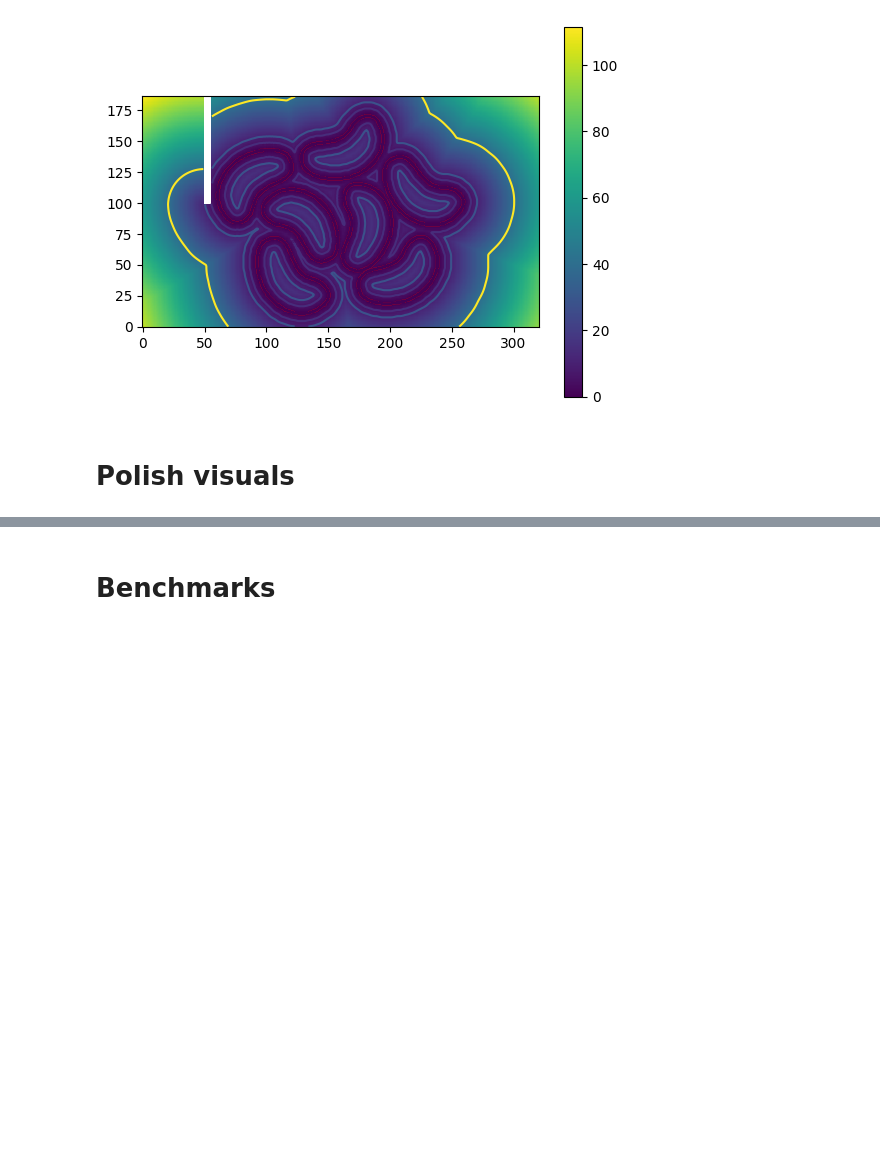
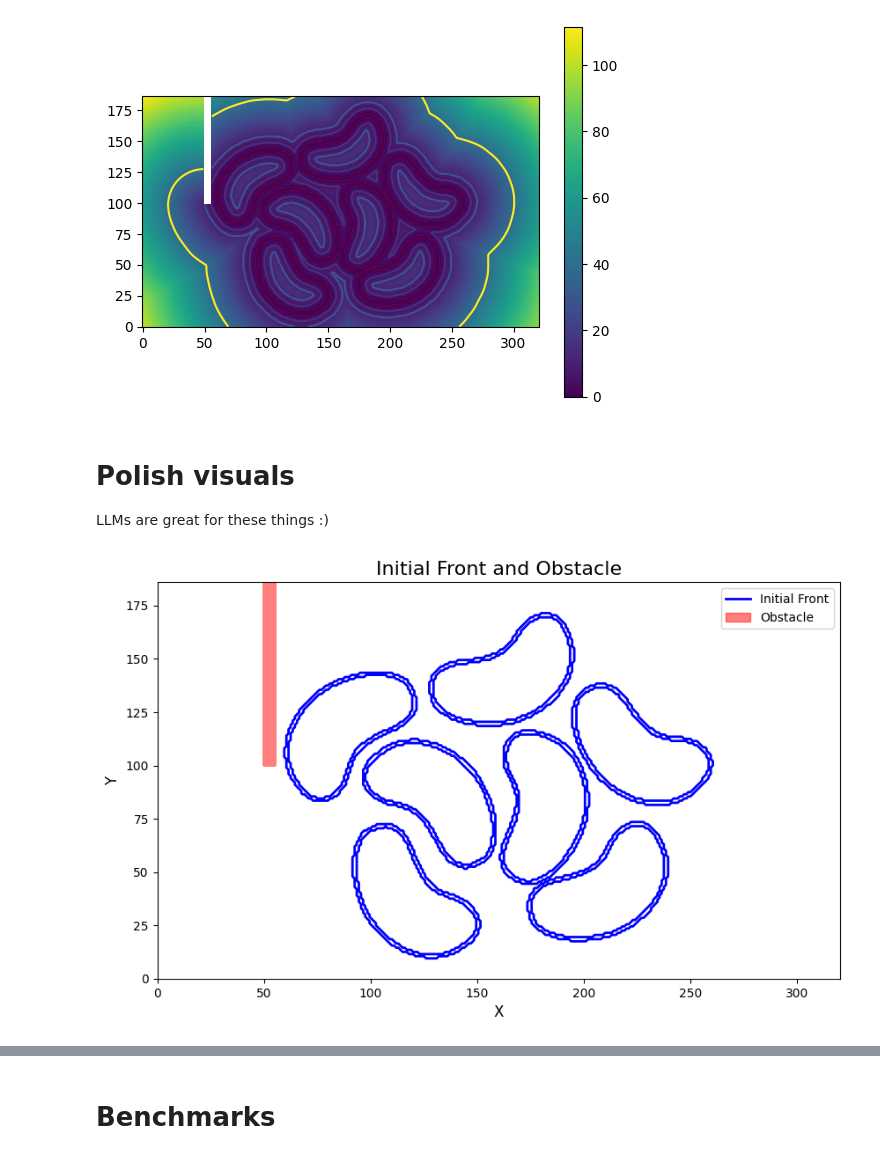
Before and after one commit to RohanGautam/fast_sweep_jax, a Jupyter notebook: demo.ipynb, the cells around one changed output, grey strips where cells are left out. Cells and saved outputs as stored; diff of their text form; code cells hidden in the pictures; blank space fills up the shorter version.

Commit message:
pretty figures

```diff
--- a/demo.ipynb
+++ b/demo.ipynb
@@ -210,3 +212,46 @@ plt.gca().set_aspect(1)
 [figure]
 # %% [markdown]
 # Polish visuals
+
+LLMs are great for these things :)
+# %%
+fig, ax = plt.subplots(figsize=(10, 6))
+
+# Plot the initial front (interface)
+ax.contour(
+    X_np,
+    Y_np,
+    interface_mask,
+    levels=[0.5],
+    colors="blue",
+    linewidths=2,
+    label="Initial Front",
+)
+
+# Plot the obstacle
+ax.contourf(
+    X_np,
+    Y_np,
+    obstacle_mask,
+    levels=[0.5, 1],
+    colors="red",
+    alpha=0.5,
+    label="Obstacle",
+)
+
+# Add labels and title
+ax.set_title("Initial Front and Obstacle", fontsize=16)
+ax.set_xlabel("X", fontsize=12)
+ax.set_ylabel("Y", fontsize=12)
+
+# Add legend
+front_patch = plt.Line2D([0], [0], color="blue", lw=2, label="Initial Front")
+obstacle_patch = plt.Rectangle((0, 0), 1, 1, color="red", alpha=0.5, label="Obstacle")
+ax.legend(handles=[front_patch, obstacle_patch], loc="upper right", fontsize=10)
+
+# Set aspect ratio
+ax.set_aspect(1)
+
+plt.show()
+# %% [output]
+[figure, added]
```
Also changed, not shown: parts of 3 cells of this notebook.
